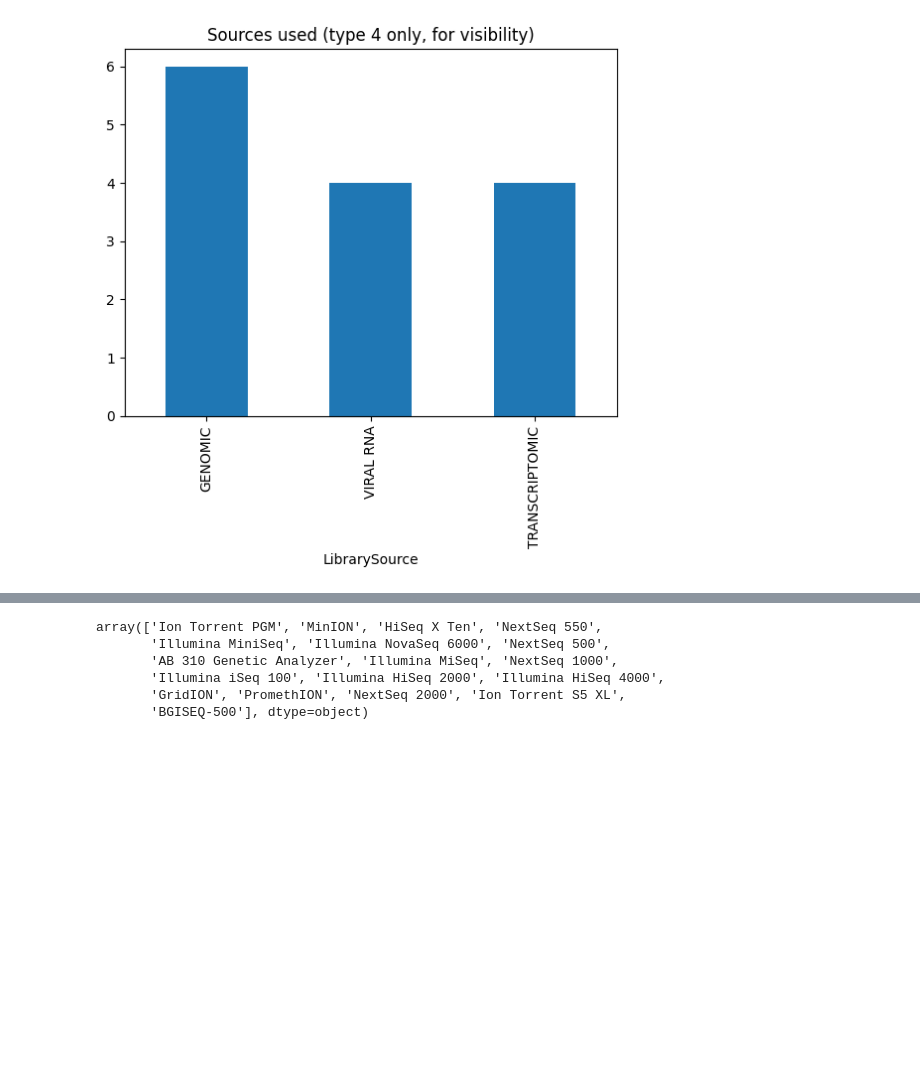
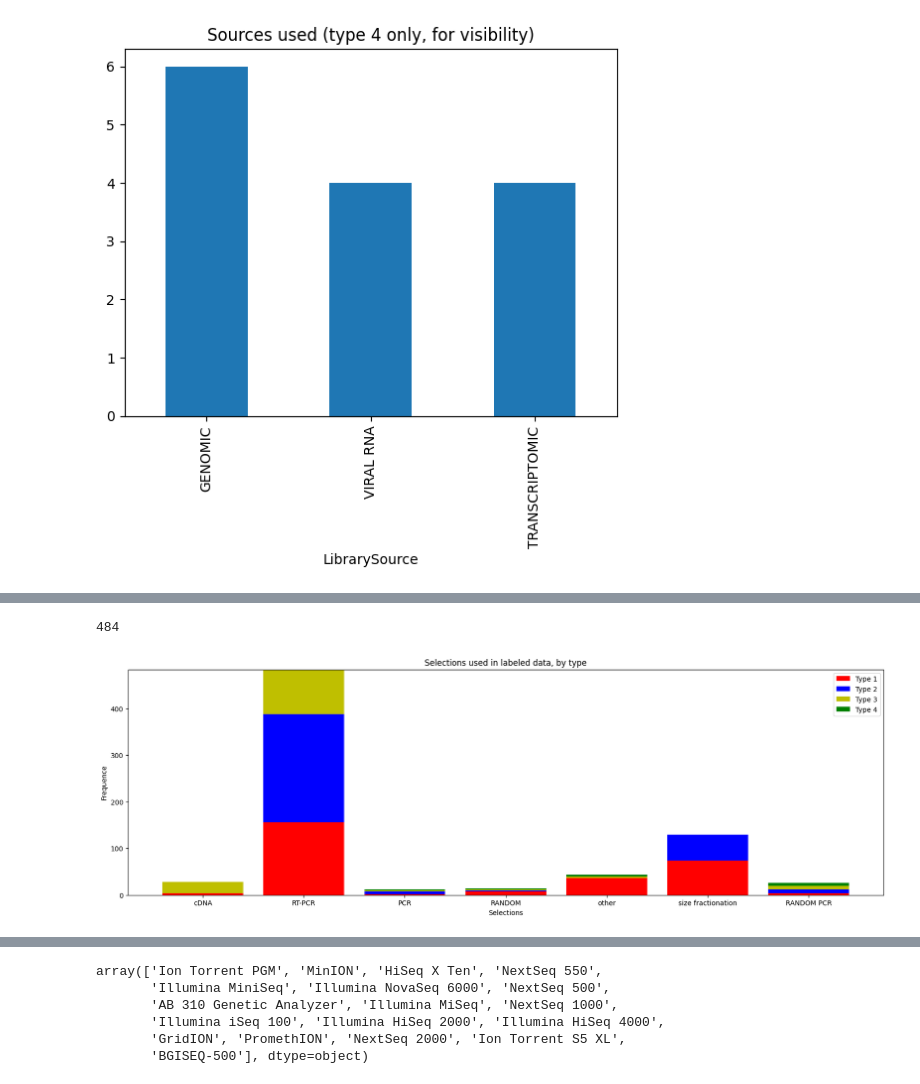
Before and after one commit to Fossam40/DENV-dataAnalysis, a Jupyter notebook: sampleStatistics.ipynb, the cells around one changed output, grey strips where cells are left out. Cells and saved outputs as stored; diff of their text form; code cells hidden in the pictures; blank space fills up the shorter version.

```diff
--- a/sampleStatistics.ipynb
+++ b/sampleStatistics.ipynb
@@ -165,0 +156,20 @@ Name: count, Length: 82, dtype: int64
+# %%
+distinctSelections = labeled["LibrarySelection"].unique()
+type1_selections = np.array([type1[type1.LibrarySelection == i].shape[0] for i in distinctSelections])
+type2_selections = np.array([type2[type2.LibrarySelection == i].shape[0] for i in distinctSelections])
+type3_selections = np.array([type3[type3.LibrarySelection == i].shape[0] for i in distinctSelections])
+type4_selections = np.array([type4[type4.LibrarySelection == i].shape[0] for i in distinctSelections])
+
+plt.figure(figsize=(20, 6))
+plt.bar(distinctSelections, type1_selections, color='r')
+plt.bar(distinctSelections, type2_selections, bottom=type1_selections, color='b')
+plt.bar(distinctSelections, type3_selections, bottom=type1_selections + type2_selections, color='y')
+plt.bar(distinctSelections, type4_selections, bottom=type1_selections + type2_selections + type3_selections, color='g')
+plt.xlabel("Selections")
+plt.ylabel("Frequence")
+plt.legend(["Type 1", "Type 2", "Type 3", "Type 4"])
+plt.title("Selections used in labeled data, by type")
+plt.show()
+# %% [output]
+484
+[figure, added]
```
Also changed, not shown: parts of 9 cells of this notebook.
